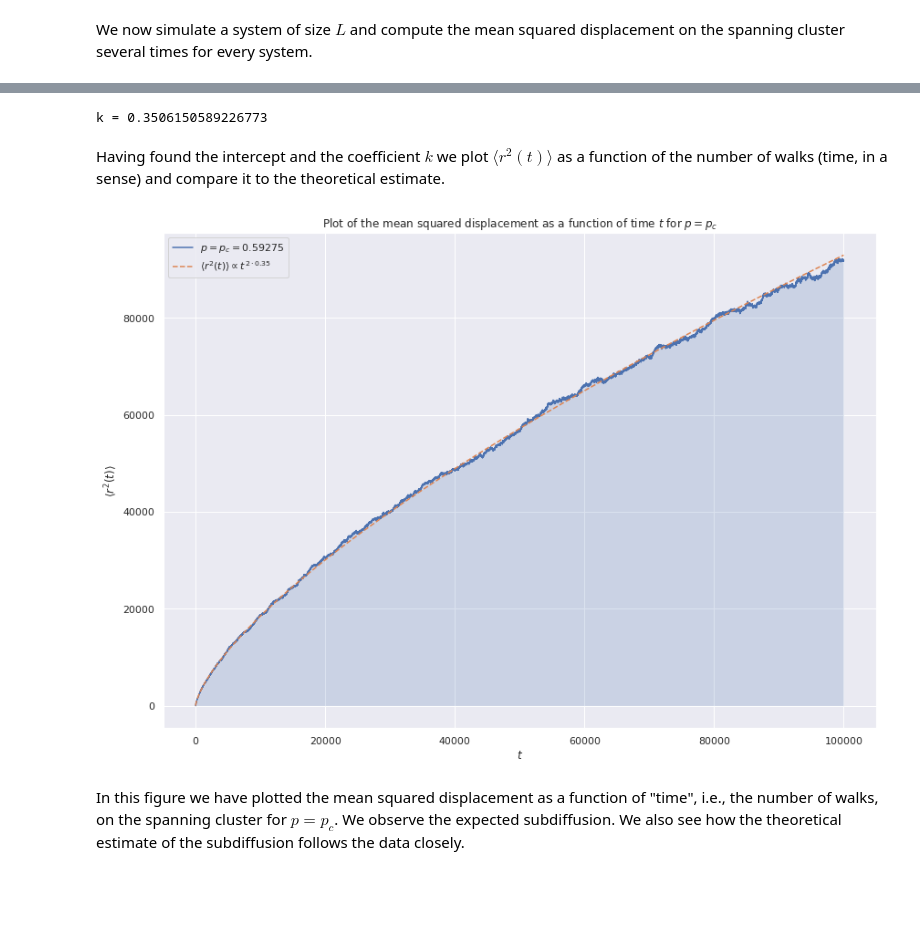
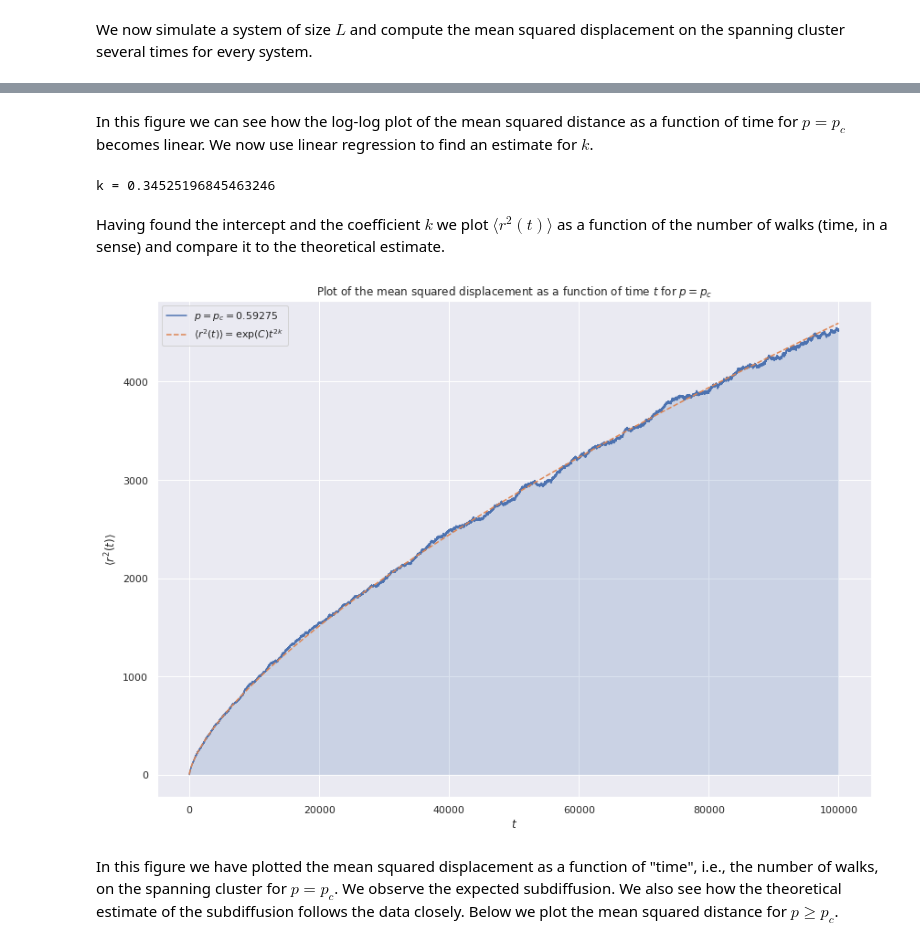
Before and after one commit to Schoyen/FYS4460, a Jupyter notebook: project-4/random-walks-on-the-spanning-cluster.ipynb, the cells around one changed output, grey strips where cells are left out. Drawn from its saved outputs; the diff is of its cells as text; code cells hidden in the pictures; blank space fills up the shorter version.

```diff
--- a/project-4/random-walks-on-the-spanning-cluster.ipynb
+++ b/project-4/random-walks-on-the-spanning-cluster.ipynb
@@ -81,7 +123,7 @@ def get_squared_distance(L, p, num_walks, num_walkers, num_attempts=1000):
 
         displacements += np.sum(_displacements ** 2, axis=0)
 
-    return displacements
+    return displacements / num_walkers
 # %% [markdown]
 We now simulate a system of size $L$ and compute the mean squared displacement on the spanning cluster several times for every system.
 # %%
@@ -98,7 +140,7 @@ for system in tqdm.tqdm_notebook(range(num_systems)):
     for i, p in enumerate(p_arr):
         r_squared[i] += get_squared_distance(L, p, num_walks, num_walkers)
 
-r_squared /= num_walkers
+r_squared /= num_systems
 # %% [output]
 [interactive output not drawn]
 # %% [markdown]
@@ -116,3 +170,6 @@ We therefore estimate $k$ by taking the logarithm on both sides of the equation
+# %% [markdown]
+In this figure we can see how the log-log plot of the mean squared distance as a function of time for $p = p_c$ becomes linear.
+We now use linear regression to find an estimate for $k$.
 # %%
 log_walks = np.log(num_walks_arr[1:])
 log_r = np.log(r_squared[0, 1:])
@@ -126,34 +183,36 @@ C = clf.intercept_[0]
 
 print(f"k = {k}")
 # %% [output]
-k = 0.3506150589226773
+k = 0.34525196845463246
 # %% [markdown]
 Having found the intercept and the coefficient $k$ we plot $\langle r^2(t) \rangle$ as a function of the number of walks (time, in a sense) and compare it to the theoretical estimate.
 # %%
 plt.figure(figsize=(14, 10))
 
 plt.plot(
     num_walks_arr,
     r_squared[0],
     label=rf"$p = p_c = {p_c}$",
 )
 plt.fill_between(num_walks_arr, r_squared[0], alpha=0.2)
 
 plt.plot(
     num_walks_arr,
     np.exp(C) * num_walks_arr ** (2 * k),
     "--",
-    label=r"$\langle r^2(t) \rangle \propto t^{2 \cdot %.2f}$" % k,
+    label=r"$\langle r^2(t) \rangle = \exp(C) t^{2k}$",
 )
 
 
 plt.title(r"Plot of the mean squared displacement as a function of time $t$ for $p = p_c$")
 plt.xlabel(r"$t$")
 plt.ylabel(r"$\langle r^2(t) \rangle$")
 plt.legend(loc="best")
 plt.show()
 # %% [output]
-[figure, old version]
+[figure, new version]
 # %% [markdown]
-In this figure we have plotted the mean squared displacement as a function of "time", i.e., the number of walks, on the spanning cluster for $p = p_c$. We observe the expected subdiffusion.
+In this figure we have plotted the mean squared displacement as a function of "time", i.e., the number of walks, on the spanning cluster for $p = p_c$.
+We observe the expected subdiffusion.
 We also see how the theoretical estimate of the subdiffusion follows the data closely.
+Below we plot the mean squared distance for $p \geq p_c$.
```
Also changed, not shown: parts of 13 cells of this notebook.
